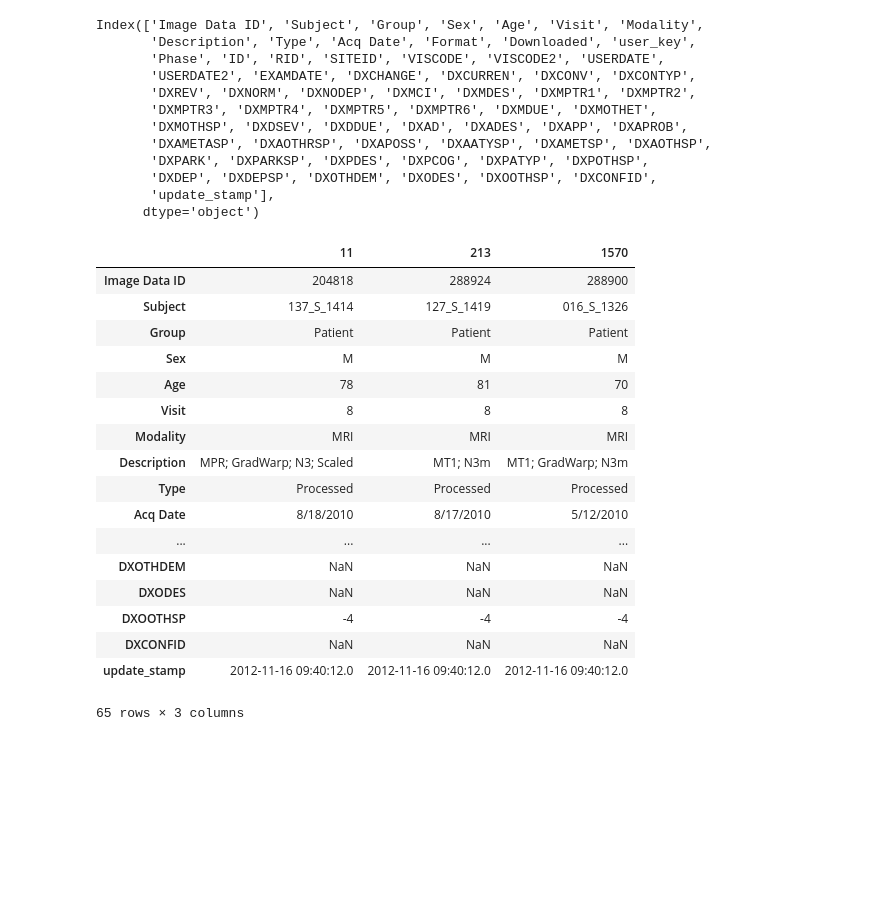
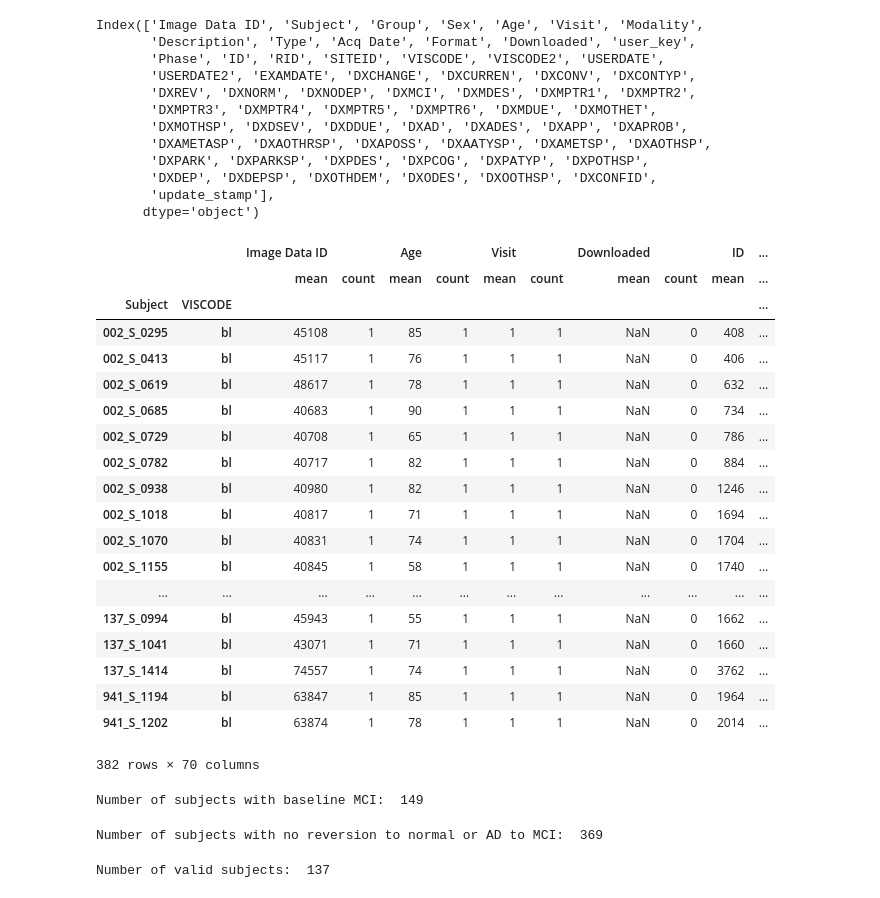
Before and after one commit to boreshkinai/longitudinal-analysis, a Jupyter notebook: adni1_descriptive_stats.ipynb, the cells around one changed output. Cells and saved outputs as stored; diff of their text form; code cells hidden in the pictures; blank space fills up the shorter version.

```diff
--- a/adni1_descriptive_stats.ipynb
+++ b/adni1_descriptive_stats.ipynb
@@ -106,24 +112,47 @@ Index(['Image Data ID', 'Subject', 'Group', 'Sex', 'Age', 'Visit', 'Modality',
        'DXDEP', 'DXDEPSP', 'DXOTHDEM', 'DXODES', 'DXOOTHSP', 'DXCONFID',
        'update_stamp'],
       dtype='object')
-# %%
-imaging_and_diagnostics[imaging_and_diagnostics['DXCURREN'].isnull()].transpose()
-# %% [output]
-|  | 11 | 213 | 1570 |
-| Image Data ID | 204818 | 288924 | 288900 |
-| Subject | 137_S_1414 | 127_S_1419 | 016_S_1326 |
-| Group | Patient | Patient | Patient |
-| Sex | M | M | M |
-| Age | 78 | 81 | 70 |
-| Visit | 8 | 8 | 8 |
-| Modality | MRI | MRI | MRI |
-| Description | MPR; GradWarp; N3; Scaled | MT1; N3m | MT1; GradWarp; N3m |
-| Type | Processed | Processed | Processed |
-| Acq Date | 8/18/2010 | 8/17/2010 | 5/12/2010 |
-| ... | ... | ... | ... |
-| DXOTHDEM | NaN | NaN | NaN |
-| DXODES | NaN | NaN | NaN |
-| DXOOTHSP | -4 | -4 | -4 |
-| DXCONFID | NaN | NaN | NaN |
-| update_stamp | 2012-11-16 09:40:12.0 | 2012-11-16 09:40:12.0 | 2012-11-16 09:40:12.0 |
-65 rows × 3 columns
+# %%
+imaging_and_diagnostics['DIAGNOSIS'] = imaging_and_diagnostics['DXCURREN'].apply(dxcurren_num_to_label)
+imaging_and_diagnostics[imaging_and_diagnostics['VISCODE'] == 'bl'].groupby(['Subject', 'VISCODE']).agg(['mean', 'count'])
+# %% [output]
+|  |  | Image Data ID |  | Age |  | Visit |  | Downloaded |  | ID | ... |
+|  |  | mean | count | mean | count | mean | count | mean | count | mean | ... |
+| Subject | VISCODE |  |  |  |  |  |  |  |  |  | ... |
+| 002_S_0295 | bl | 45108 | 1 | 85 | 1 | 1 | 1 | NaN | 0 | 408 | ... |
+| 002_S_0413 | bl | 45117 | 1 | 76 | 1 | 1 | 1 | NaN | 0 | 406 | ... |
+| 002_S_0619 | bl | 48617 | 1 | 78 | 1 | 1 | 1 | NaN | 0 | 632 | ... |
+| 002_S_0685 | bl | 40683 | 1 | 90 | 1 | 1 | 1 | NaN | 0 | 734 | ... |
+| 002_S_0729 | bl | 40708 | 1 | 65 | 1 | 1 | 1 | NaN | 0 | 786 | ... |
+| 002_S_0782 | bl | 40717 | 1 | 82 | 1 | 1 | 1 | NaN | 0 | 884 | ... |
+| 002_S_0938 | bl | 40980 | 1 | 82 | 1 | 1 | 1 | NaN | 0 | 1246 | ... |
+| 002_S_1018 | bl | 40817 | 1 | 71 | 1 | 1 | 1 | NaN | 0 | 1694 | ... |
+| 002_S_1070 | bl | 40831 | 1 | 74 | 1 | 1 | 1 | NaN | 0 | 1704 | ... |
+| 002_S_1155 | bl | 40845 | 1 | 58 | 1 | 1 | 1 | NaN | 0 | 1740 | ... |
+| ... | ... | ... | ... | ... | ... | ... | ... | ... | ... | ... | ... |
+| 137_S_0994 | bl | 45943 | 1 | 55 | 1 | 1 | 1 | NaN | 0 | 1662 | ... |
+| 137_S_1041 | bl | 43071 | 1 | 71 | 1 | 1 | 1 | NaN | 0 | 1660 | ... |
+| 137_S_1414 | bl | 74557 | 1 | 74 | 1 | 1 | 1 | NaN | 0 | 3762 | ... |
+| 941_S_1194 | bl | 63847 | 1 | 85 | 1 | 1 | 1 | NaN | 0 | 1964 | ... |
+| 941_S_1202 | bl | 63874 | 1 | 78 | 1 | 1 | 1 | NaN | 0 | 2014 | ... |
+382 rows × 70 columns
+# %%
+subjects_mci = set(imaging_and_diagnostics['Subject'][(imaging_and_diagnostics['VISCODE'] == 'bl')
+                        & (imaging_and_diagnostics['DIAGNOSIS'] == 'MCI')])
+print('Number of subjects with baseline MCI: ', len(subjects_mci))
+# %% [output]
+Number of subjects with baseline MCI:  149
+# %%
+def is_reverted(x):
+    return (sum(x > 0) != 0)
+
+subjects_by_dxrev = (imaging_and_diagnostics.groupby('Subject')['DXREV'].agg(is_reverted) == True).reset_index()
+subjects_no_rev = set(subjects_by_dxrev[subjects_by_dxrev['DXREV'] == False]['Subject'])
+print('Number of subjects with no reversion to normal or AD to MCI: ', len(subjects_no_rev))
+# %% [output]
+Number of subjects with no reversion to normal or AD to MCI:  369
+# %%
+valid_subjects = subjects_mci.intersection(subjects_no_rev)
+print('Number of valid subjects: ', len(valid_subjects))
+# %% [output]
+Number of valid subjects:  137
```
Also changed, not shown: parts of 8 cells of this notebook, 2 other files.
